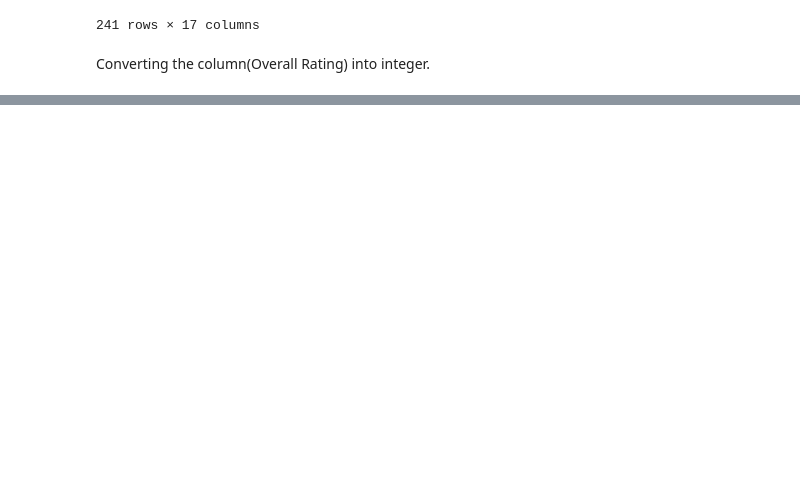
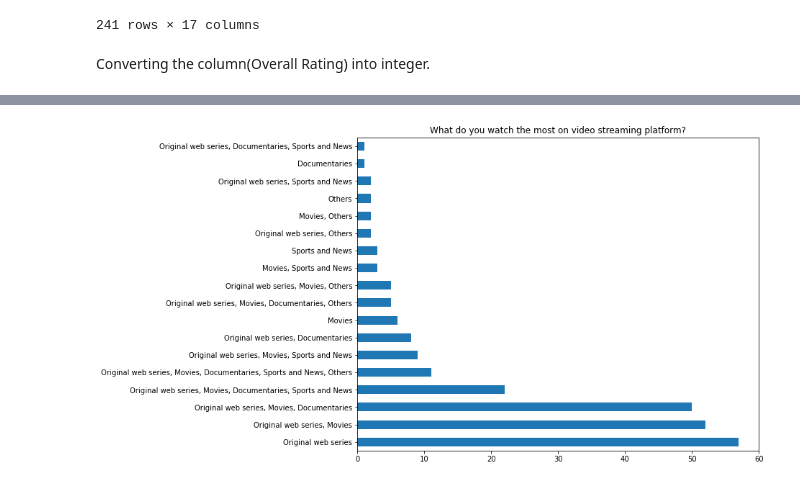
Before and after one commit to snehachauhan/project_final, a Jupyter notebook: OTT.ipynb, the cells around one changed output, grey strips where cells are left out. Saved outputs shown, nothing was run; the diff lists cells and outputs as text; code cells hidden in the pictures; blank space fills up the shorter version.

```diff
--- a/OTT.ipynb
+++ b/OTT.ipynb
@@ -594,0 +804,7 @@ data
+# %%
+data['Types'].value_counts().plot(kind='barh',figsize=(10,8))
+plt.title("What do you watch the most on video streaming platform?")
+plt.xlim(0,60)
+plt.show()
+# %% [output]
+[figure, added]
```
Also changed, not shown: parts of 54 cells of this notebook.
